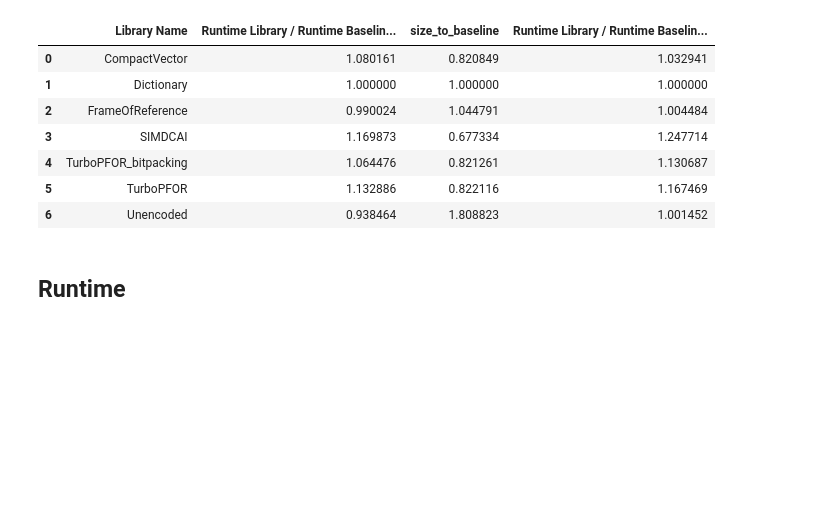
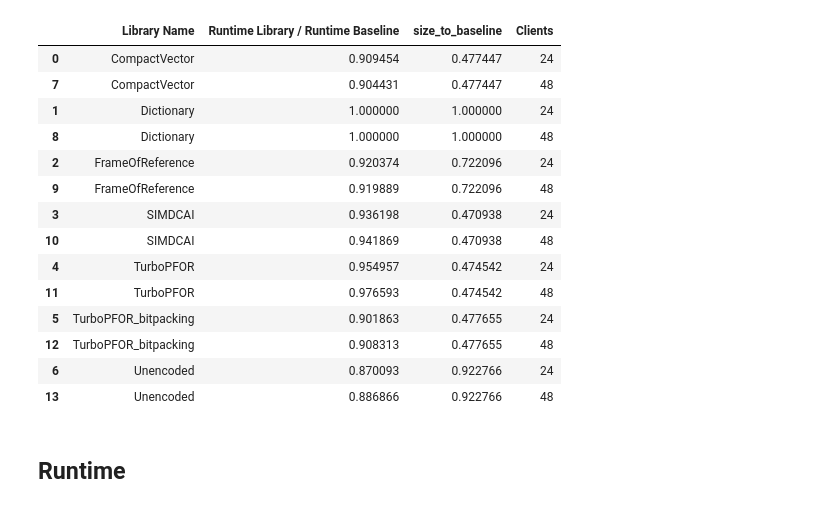
Before and after one commit to linuslh1996/column-compression, a Jupyter notebook: notebooks/CompareTPCH_SegmentEncoding.ipynb, the cells around one changed output. Drawn from its saved outputs; the diff is of its cells as text; code cells hidden in the pictures; blank space fills up the shorter version.

```diff
--- a/notebooks/CompareTPCH_SegmentEncoding.ipynb
+++ b/notebooks/CompareTPCH_SegmentEncoding.ipynb
@@ -12,9 +12,9 @@ import load_benchmark_data as bn
 
 sns.set(rc={'figure.figsize':(7.5,10)})
 # %%
-benchmark = "TPC-DS"
+benchmark = "TPC-H"
 single_threaded_folder = Path(f"../data/nemea_{benchmark}_sf10_singlethreaded")
-multi_threaded_folder: Path = Path(f"../data/nemea_{benchmark}_sf10_multithreaded/")
+multi_threaded_folder: Path = Path(f"../data/koroneia_{benchmark}_sf10_multithreaded/")
 sizes_folder: Path = Path(f"../data/nemea_{benchmark}_sf10_singlethreaded/")
 high_level_mult: DataFrame = bn.get_high_level(multi_threaded_folder, sizes_folder, "Dictionary")
 low_level_mult: DataFrame = bn.get_low_level(multi_threaded_folder)
@@ -40,17 +40,24 @@ high_level_mult
 # %%
 only_28_clients_mult = high_level_mult[high_level_mult[bn.CLIENTS] != 14]
 only_28_clients_single = high_level_single[high_level_single[bn.CLIENTS] != 14]
-columns_to_merge: List[str] = [bn.LIBRARY_NAME, bn.RUNTIME_TO_BASELINE, bn.SIZE_TO_BASELINE]
-high_level_single[columns_to_merge].merge(only_28_clients_mult[columns_to_merge], on=[bn.LIBRARY_NAME, bn.SIZE_TO_BASELINE])
+columns_to_merge: List[str] = [bn.LIBRARY_NAME, bn.RUNTIME_TO_BASELINE, bn.SIZE_TO_BASELINE, bn.CLIENTS]
+only_28_clients_mult[columns_to_merge].sort_values(by=[bn.LIBRARY_NAME, bn.CLIENTS])
 # %% [output]
-|  | Library Name | Runtime Library / Runtime Baselin... | size_to_baseline | Runtime Library / Runtime Baselin... |
-| 0 | CompactVector | 1.080161 | 0.820849 | 1.032941 |
-| 1 | Dictionary | 1.000000 | 1.000000 | 1.000000 |
-| 2 | FrameOfReference | 0.990024 | 1.044791 | 1.004484 |
-| 3 | SIMDCAI | 1.169873 | 0.677334 | 1.247714 |
-| 4 | TurboPFOR_bitpacking | 1.064476 | 0.821261 | 1.130687 |
-| 5 | TurboPFOR | 1.132886 | 0.822116 | 1.167469 |
-| 6 | Unencoded | 0.938464 | 1.808823 | 1.001452 |
+|  | Library Name | Runtime Library / Runtime Baseline | size_to_baseline | Clients |
+| 0 | CompactVector | 0.909454 | 0.477447 | 24 |
+| 7 | CompactVector | 0.904431 | 0.477447 | 48 |
+| 1 | Dictionary | 1.000000 | 1.000000 | 24 |
+| 8 | Dictionary | 1.000000 | 1.000000 | 48 |
+| 2 | FrameOfReference | 0.920374 | 0.722096 | 24 |
+| 9 | FrameOfReference | 0.919889 | 0.722096 | 48 |
+| 3 | SIMDCAI | 0.936198 | 0.470938 | 24 |
+| 10 | SIMDCAI | 0.941869 | 0.470938 | 48 |
+| 4 | TurboPFOR | 0.954957 | 0.474542 | 24 |
+| 11 | TurboPFOR | 0.976593 | 0.474542 | 48 |
+| 5 | TurboPFOR_bitpacking | 0.901863 | 0.477655 | 24 |
+| 12 | TurboPFOR_bitpacking | 0.908313 | 0.477655 | 48 |
+| 6 | Unencoded | 0.870093 | 0.922766 | 24 |
+| 13 | Unencoded | 0.886866 | 0.922766 | 48 |
 # %% [markdown]
 ## Runtime
 # %%
```
Also changed, not shown: parts of 1 cell of this notebook, 1 other file.
